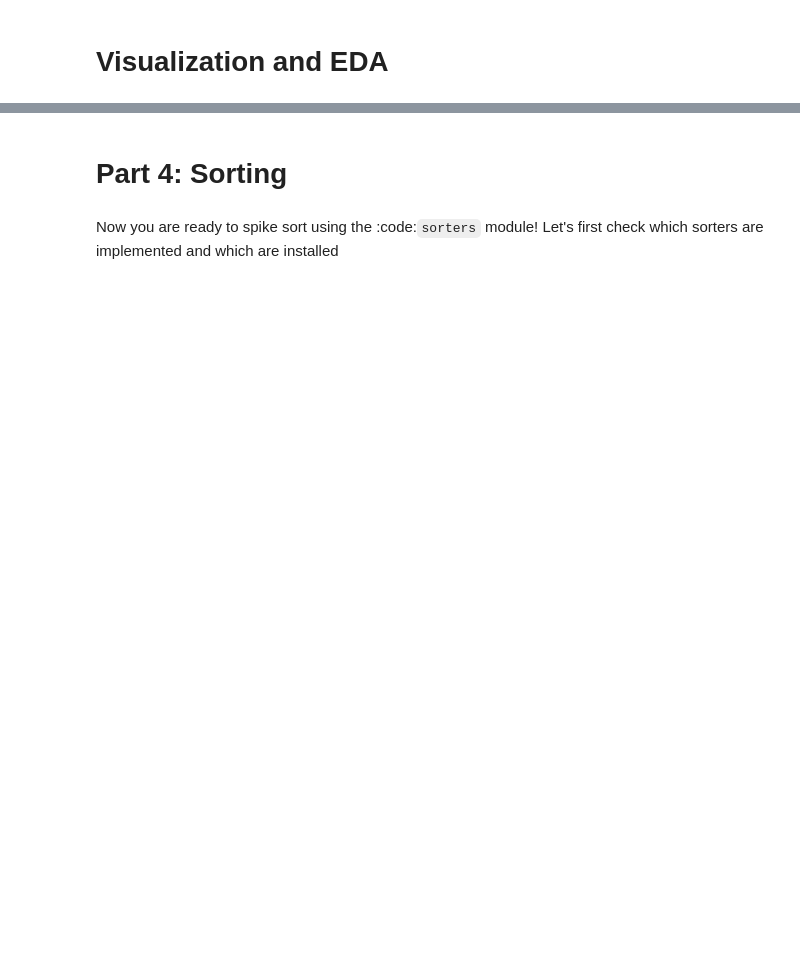
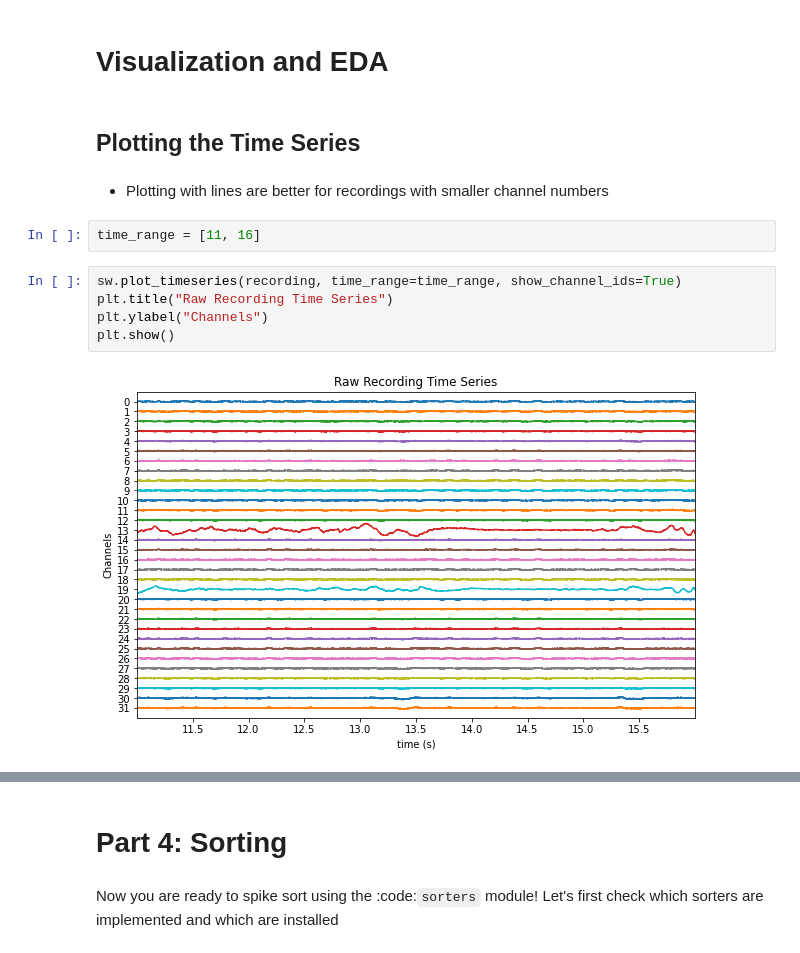
Before and after one commit to padillacoreanolab/spike_sorting, a Jupyter notebook: jupyter_notebooks/01_preprocessing_and_spike_sorting.ipynb, the cells around one changed output, grey strips where cells are left out. Cells and saved outputs as stored; diff of their text form; blank space fills up the shorter version.

```diff
--- a/jupyter_notebooks/01_preprocessing_and_spike_sorting.ipynb
+++ b/jupyter_notebooks/01_preprocessing_and_spike_sorting.ipynb
@@ -485,2 +552,15 @@ ValueError: Stop!
 # %% [markdown]
 # Visualization and EDA
+# %% [markdown]
+## Plotting the Time Series
+# %% [markdown]
+- Plotting with lines are better for recordings with smaller channel numbers
+# %%
+time_range = [11, 16]
+# %%
+sw.plot_timeseries(recording, time_range=time_range, show_channel_ids=True)
+plt.title("Raw Recording Time Series")
+plt.ylabel("Channels")
+plt.show()
+# %% [output]
+[figure, added]
```
Also changed, not shown: parts of 79 cells of this notebook, 1 other file.
